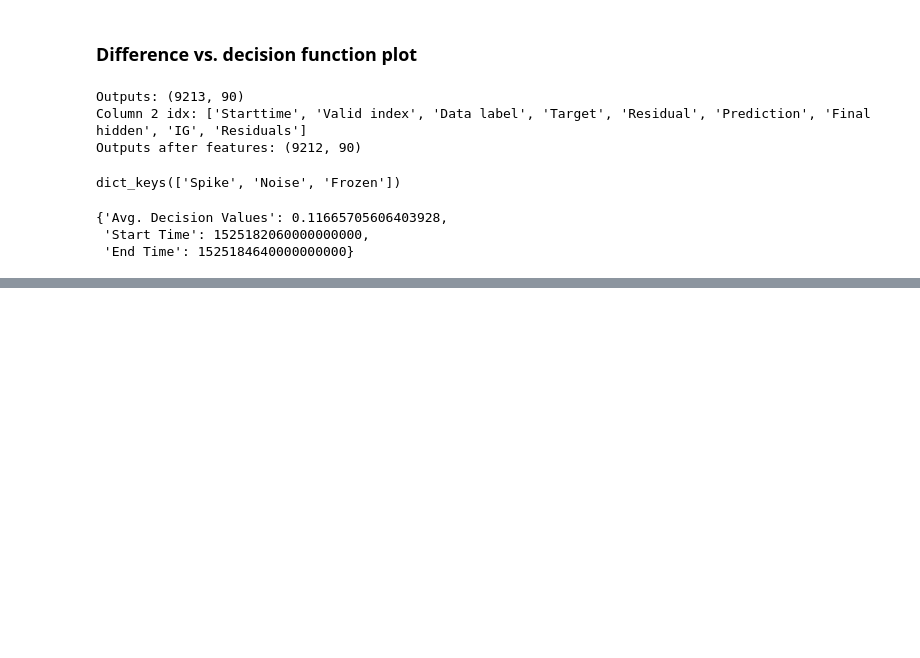
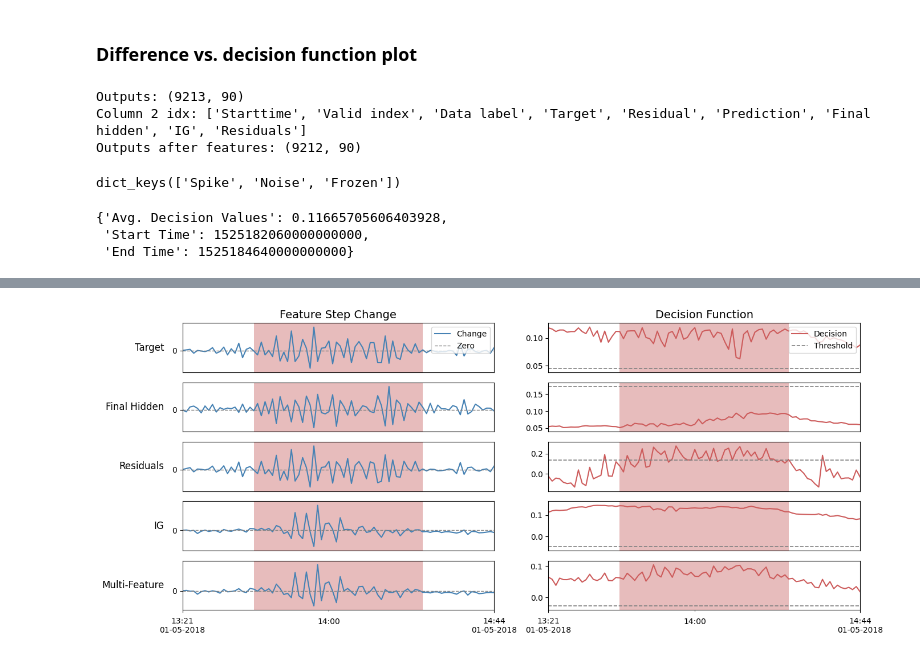
Before and after one commit to AronDJacobsen/fault_management_uds, a Jupyter notebook: notebooks/4_anomalous/2_detection_results.ipynb, the cells around one changed output, grey strips where cells are left out. Saved outputs shown, nothing was run; the diff lists cells and outputs as text; code cells hidden in the pictures; blank space fills up the shorter version.

Commit message:
detection results almost done

```diff
--- a/notebooks/4_anomalous/2_detection_results.ipynb
+++ b/notebooks/4_anomalous/2_detection_results.ipynb
@@ -947 +973,80 @@ plt.close()
+# %%
+# create the multi-feature indices
+all_feature_indices = []
+for feature in methods[:-1]:
+    all_feature_indices.extend(column_2_idx[feature.lower()])
+# add to column_2_idx
+column_2_idx['multi-feature'] = all_feature_indices
+# %%
+
+fig, axs = plt.subplots(len(methods), 2, figsize=(14, 6))
+
+# Inside your plotting function/loop
+formatter = ticker.FormatStrFormatter('%.0f')  # Change to the desired format, e.g., '%.3f' for three decimal places
+
+# Extract from the model outputs
+start_idx = np.where(starttimes == show_start)[0][0]
+end_idx = np.where(starttimes == show_end)[0][0]
+data = outputs[start_idx:end_idx+1, :]
+
+for i, method in enumerate(methods):
+
+    # add background error spand
+    axs[i, 0] = visualize_error_span(axs[i, 0], data_dict['indicator_dict'], data_dict['start'], data_dict['end'], adjust='full-point')
+    axs[i, 1] = visualize_error_span(axs[i, 1], data_dict['indicator_dict'], data_dict['start'], data_dict['end'], adjust='full-point')
+
+
+    # Extract the features
+    features = data[:, column_2_idx[method.lower()]]
+    diff1 = np.diff(features, axis=0) # calculate the diff 1 across the observations
+    mean_diff1 = np.mean(diff1, axis=1) # mean across the dimensions
+    mean_diff1 = np.insert(mean_diff1, 0, 0) # add zero as first element
+    # visualize the mean diff
+    axs[i, 0].plot(show_timestamps, mean_diff1, color='steelblue', label='Change')
+    axs[i, 0].axhline(0, color='grey', linestyle='--', linewidth=1, label='Zero')
+    # formatting
+    axs[i, 0].set_ylabel(method, fontsize=12, rotation=0, labelpad=10, ha='right', va='center')
+    min_max_diff_div = (max(mean_diff1) - min(mean_diff1)) / 10
+    axs[i, 0].set_ylim(mean_diff1.min()-min_max_diff_div, mean_diff1.max()+min_max_diff_div)
+    axs[i, 0].set_yticks([0])
+    axs[i, 0].yaxis.set_major_formatter(formatter)
+    axs[i, 0].set_xlim(show_start, show_end)
+
+
+    # Extract the decision values
+    decision_values = results[method]['Decision Function'][start_idx:end_idx+1]
+    # Plot the decision function
+    axs[i, 1].plot(show_timestamps, decision_values, label='Decision', color='indianred')
+    # get the optimal threshold
+    threshold = results[method]["Optimal Threshold"]
+    axs[i, 1].axhline(threshold, color='grey', linestyle='--', label='Threshold', linewidth=1.2)
+    # formatting
+    decision_values = np.insert(decision_values, 0, threshold)
+    min_max_diff_div = (max(decision_values) - min(decision_values)) / 10
+    axs[i, 1].set_ylim(decision_values.min()-min_max_diff_div, decision_values.max()+min_max_diff_div)  # Ensure unique y-axis limits
+    #axs[i, 1].set_yticks([0])
+    #axs[i, 1].yaxis.set_major_formatter(formatter)
+    axs[i, 1].set_xlim(show_start, show_end)
+
+    if i == 0:
+        # Set the titles for each subplot
+        axs[i, 0].set_title('Feature Step Change', fontsize=14)
+        axs[i, 0].legend(loc='upper right')
+        axs[i, 1].set_title('Decision Values', fontsize=14)
+        axs[i, 1].legend(loc='upper right')
+
+    # remove xticks
+    axs[i, 0].set_xticks([])
+    axs[i, 1].set_xticks([])
+    #break
+axs[-1, 0] = set_meaningful_xticks(axs[-1, 0], show_start, show_end)
+axs[-1, 1] = set_meaningful_xticks(axs[-1, 1], show_start, show_end)
+
+
+plt.tight_layout()
+plt.savefig(_save_folder / 'feature_diffs.png', dpi=150)
+plt.show()
+plt.close()
+# %% [output]
+[figure, added]
 # %% [markdown]
```
Also changed, not shown: parts of 29 cells of this notebook, 2 other files.
